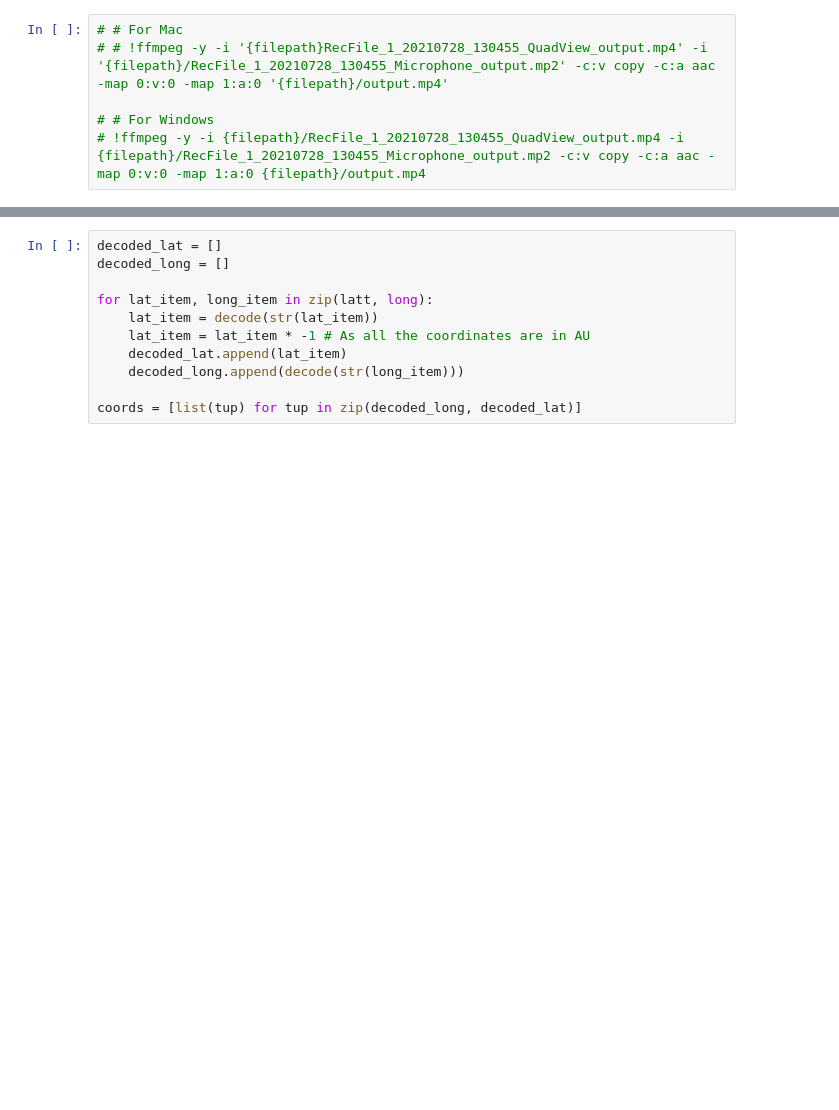
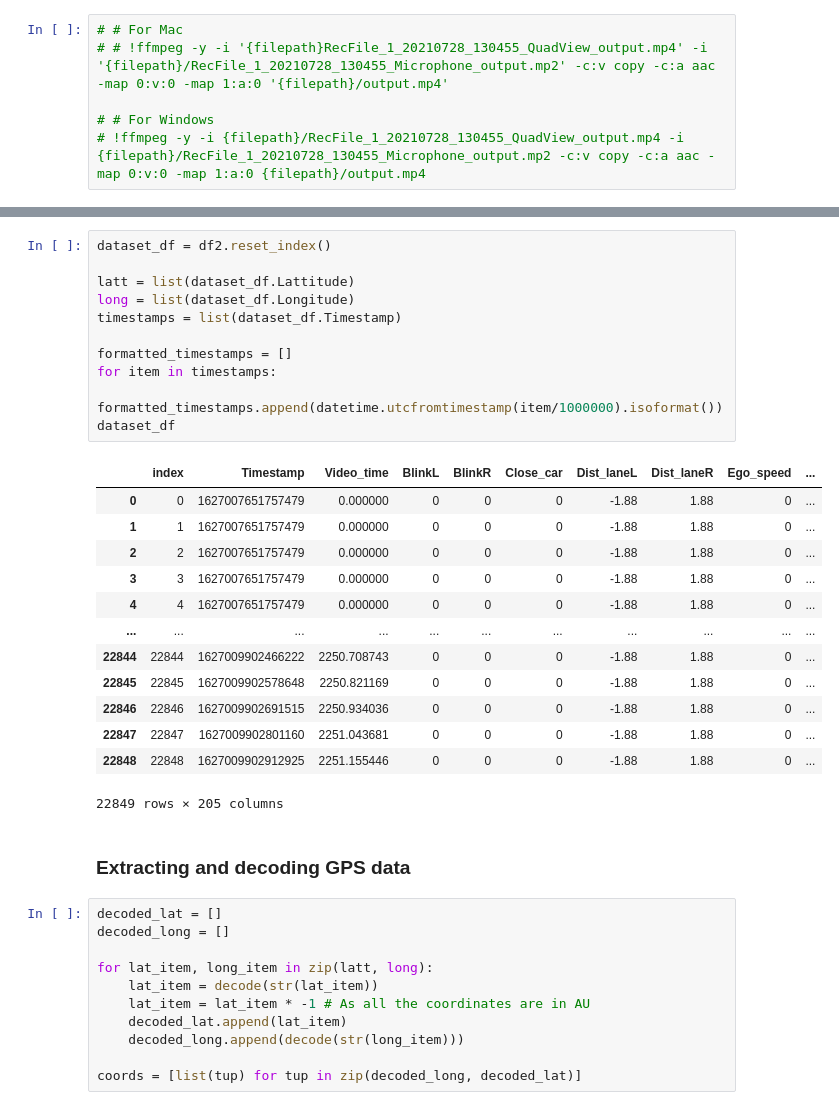
Before and after one commit to imandel/gallavant, a Jupyter notebook: Gallavant_qut.ipynb, the cells around one changed output, grey strips where cells are left out. Drawn from its saved outputs; the diff is of its cells as text; blank space fills up the shorter version.

```diff
--- a/Gallavant_qut.ipynb
+++ b/Gallavant_qut.ipynb
@@ -104,3 +119,30 @@ for item in timestamps:
+# %%
+dataset_df = df2.reset_index()
+
+latt = list(dataset_df.Lattitude)
+long = list(dataset_df.Longitude)
+timestamps = list(dataset_df.Timestamp)
+
+formatted_timestamps = []
+for item in timestamps:
+    formatted_timestamps.append(datetime.utcfromtimestamp(item/1000000).isoformat())
+dataset_df
+# %% [output]
+|  | index | Timestamp | Video_time | BlinkL | BlinkR | Close_car | Dist_laneL | Dist_laneR | Ego_speed | ... |
+| 0 | 0 | 1627007651757479 | 0.000000 | 0 | 0 | 0 | -1.88 | 1.88 | 0 | ... |
+| 1 | 1 | 1627007651757479 | 0.000000 | 0 | 0 | 0 | -1.88 | 1.88 | 0 | ... |
+| 2 | 2 | 1627007651757479 | 0.000000 | 0 | 0 | 0 | -1.88 | 1.88 | 0 | ... |
+| 3 | 3 | 1627007651757479 | 0.000000 | 0 | 0 | 0 | -1.88 | 1.88 | 0 | ... |
+| 4 | 4 | 1627007651757479 | 0.000000 | 0 | 0 | 0 | -1.88 | 1.88 | 0 | ... |
+| ... | ... | ... | ... | ... | ... | ... | ... | ... | ... | ... |
+| 22844 | 22844 | 1627009902466222 | 2250.708743 | 0 | 0 | 0 | -1.88 | 1.88 | 0 | ... |
+| 22845 | 22845 | 1627009902578648 | 2250.821169 | 0 | 0 | 0 | -1.88 | 1.88 | 0 | ... |
+| 22846 | 22846 | 1627009902691515 | 2250.934036 | 0 | 0 | 0 | -1.88 | 1.88 | 0 | ... |
+| 22847 | 22847 | 1627009902801160 | 2251.043681 | 0 | 0 | 0 | -1.88 | 1.88 | 0 | ... |
+| 22848 | 22848 | 1627009902912925 | 2251.155446 | 0 | 0 | 0 | -1.88 | 1.88 | 0 | ... |
+22849 rows × 205 columns
+# %% [markdown]
+### Extracting and decoding GPS data
 # %%
 decoded_lat = []
 decoded_long = []
```
Also changed, not shown: parts of 44 cells of this notebook, 4 other files.
